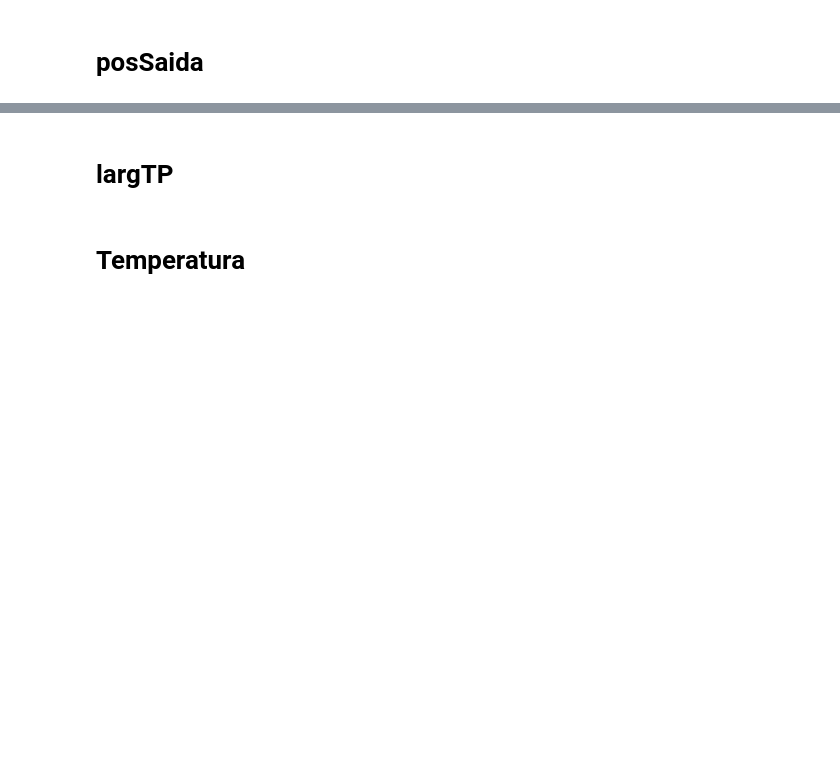
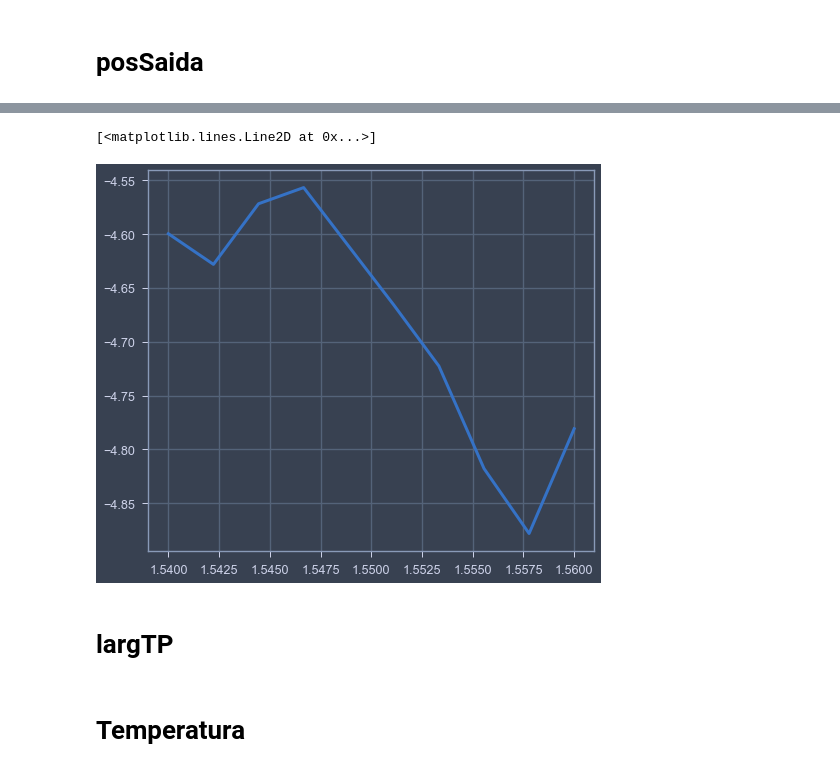
Before and after one commit to ringokin/MMI-photonics, a Jupyter notebook: backupzinho.ipynb, the cells around one changed output, grey strips where cells are left out. Drawn from its saved outputs; the diff is of its cells as text; code cells hidden in the pictures; blank space fills up the shorter version.

```diff
--- a/backupzinho.ipynb
+++ b/backupzinho.ipynb
@@ -708,7 +732,7 @@ inicioMMI = 0
 #compMMI = 37.2947e-6
 compMMI = 21.08e-6
 #largMMI = 6e-6
-largMMI = ;;
+largMMI = 5.5e-6
 zmin = 0
 zspan = 220e-9
 zspanMMI = 8e-6
@@ -734,11 +758,16 @@ ncellsTP = 20
 nmodosTP = 10
 # nmodosMMI = 100
 nmodosMMI = 40
-mcy = 375
-mcz = 150
+# mcy = 375
+# mcz = 150
+
+# meshY = 2
+# meshZ = 4
+mcy = 200
+mcz = 100
 
 meshY = 2
-meshZ = 4
+meshZ = 3
 
 
 #=-=-=-=-=-=-=-=-=-=-=-=-=-=-=-=-=-=-=-=-=-=-=-=-=-=-=-=-=-=-=-=-=-=-=-=-=-=-=-=-=-=-=
@@ -781,18 +814,25 @@ s41 = np.zeros([10,nSimu])
 for i in range(nSimu):
     lum.switchtolayout()
 
-    lum.setnamed(nomes[5], 'y', posSaida2[i])
-    lum.setnamed(nomes[1], 'y', posSaida2[i])
-    lum.setnamed(mesh[0], 'y', posSaida2[i])
+    lum.setnamed(nomes[5], 'y', posSaida2)
+    lum.setnamed(nomes[1], 'y', posSaida2)
+    lum.setnamed(mesh[0], 'y', posSaida2)
     lum.setnamed(nomes[6], 'y', posSaida1[i])
     lum.setnamed(nomes[2], 'y', posSaida1[i])
     lum.setnamed(mesh[1], 'y', posSaida1[i])
-    lum.setnamed(nomes[7], 'y', posSaida2[i])
-    lum.setnamed(nomes[3], 'y', posSaida2[i])
-    lum.setnamed(mesh[2], 'y', posSaida2[i])
+    lum.setnamed(nomes[7], 'y', posSaida2)
+    lum.setnamed(nomes[3], 'y', posSaida2)
+    lum.setnamed(mesh[2], 'y', posSaida2)
     lum.setnamed(nomes[8], 'y', posSaida3[i])
     lum.setnamed(nomes[4], 'y', posSaida3[i])
     lum.setnamed(mesh[3], 'y', posSaida3[i])
+    lum.setnamed('EME::Ports::port_2', 'y', posSaida1[i])
+    lum.setnamed('EME::Ports::port_3', 'y', posSaida2)
+    lum.setnamed('EME::Ports::port_4', 'y', posSaida3[i])
+    lum.setnamed('EME::Ports::port_2', 'y span', posSaida[i])
+    lum.setnamed('EME::Ports::port_3', 'y span', posSaida[i])
+    lum.setnamed('EME::Ports::port_4', 'y span', posSaida[i])
+
 
     lum.run()
     lum.emepropagate()
@@ -831,3 +884,8 @@ plt.show()
+# %%
+plt.plot(lmbd, loss[:,7], label = 'posSaida = {:.2f} μm'.format(posSaida[7]*1e6,3), linewidth = 3)
+# %% [output]
+[<matplotlib.lines.Line2D at 0x...>]
+[figure, added]
 # %% [markdown]
 # largTP
 # %%
```
Also changed, not shown: parts of 8 cells of this notebook.
